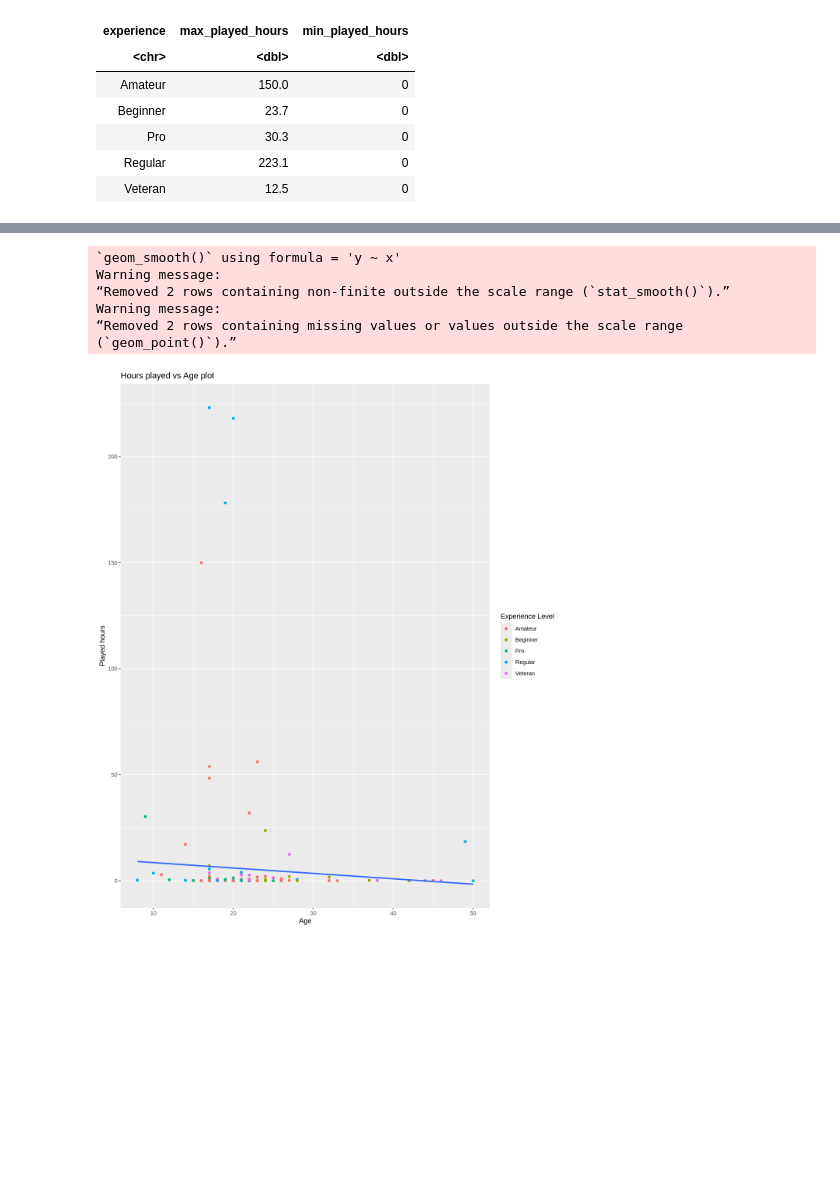
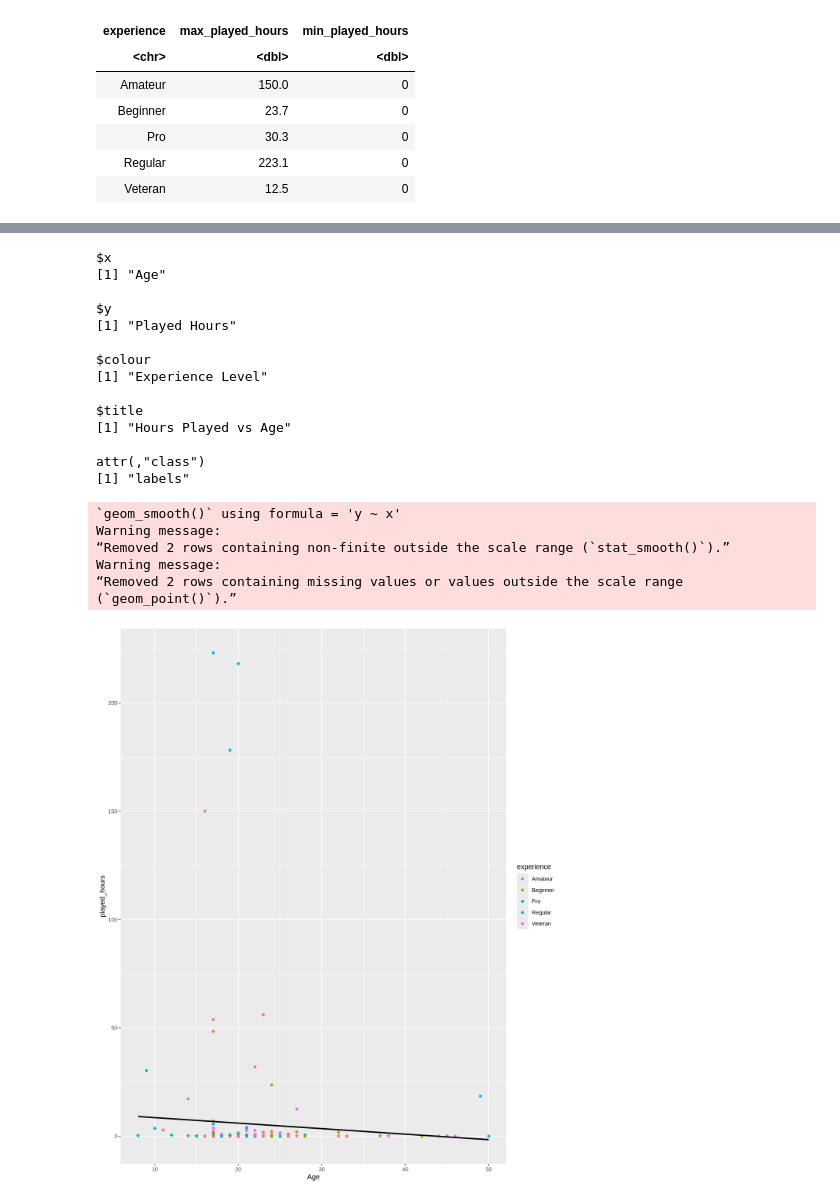
Before and after one commit to Chalkkk/dsci-final-group-project, a Jupyter notebook: final_project.ipynb, the cells around one changed output, grey strips where cells are left out. Cells and saved outputs as stored; diff of their text form; code cells hidden in the pictures; blank space fills up the shorter version.

```diff
--- a/final_project.ipynb
+++ b/final_project.ipynb
@@ -92,8 +92,7 @@ A tibble: 196 × 7
 | Pro | TRUE | d9473710057f7d42f36570f0be83817a4... | 0.2 | Ahmed | Other | NA |
 # %%
 players <- players |>
-        rename(age = Age) |>
-        select(experience, played_hours, age)
+           select(experience, played_hours, Age)
 players
 # %% [output]
 A tibble: 196 × 3
@@ -293,17 +286,37 @@ Warning message:
 # %%
 options(repr.plot.width = 10, repr.plot.height = 12)
+
 hour_age_experience_plot <- players |>
-    ggplot(aes(x = Age, y = played_hours)) +
-    geom_point(aes(color = experience)) +
-    geom_smooth(method = "lm", se = FALSE) +
-    labs(title = "Hours played vs Age plot", color = "Experience Level", x = "Age", y = "Played hours")
+                            ggplot(aes(x = Age, y = played_hours)) +
+                            geom_point(aes(colour = experience)) +
+                            geom_smooth(method = "lm",
+                                        se = FALSE,
+                                        colour = "black")
+                            labs(title = "Hours Played vs Age",
+                                 x = "Age",
+                                 y = "Played Hours",
+                                 colour = "Experience Level")
 
 hour_age_experience_plot
 # %% [output]
-`geom_smooth()` using formula = 'y ~ x'
-Warning message:
-“Removed 2 rows containing non-finite outside the scale range (`stat_smooth()`).”
-Warning message:
-“Removed 2 rows containing missing values or values outside the scale range
-(`geom_point()`).”
+$x
+[1] "Age"
+
+$y
+[1] "Played Hours"
+
+$colour
+[1] "Experience Level"
+
+$title
+[1] "Hours Played vs Age"
+
+attr(,"class")
+[1] "labels"
+`geom_smooth()` using formula = 'y ~ x'
+Warning message:
+“Removed 2 rows containing non-finite outside the scale range (`stat_smooth()`).”
+Warning message:
+“Removed 2 rows containing missing values or values outside the scale range
+(`geom_point()`).”
-[figure, old version]
+[figure, new version]
```
Also changed, not shown: parts of 11 cells of this notebook.
